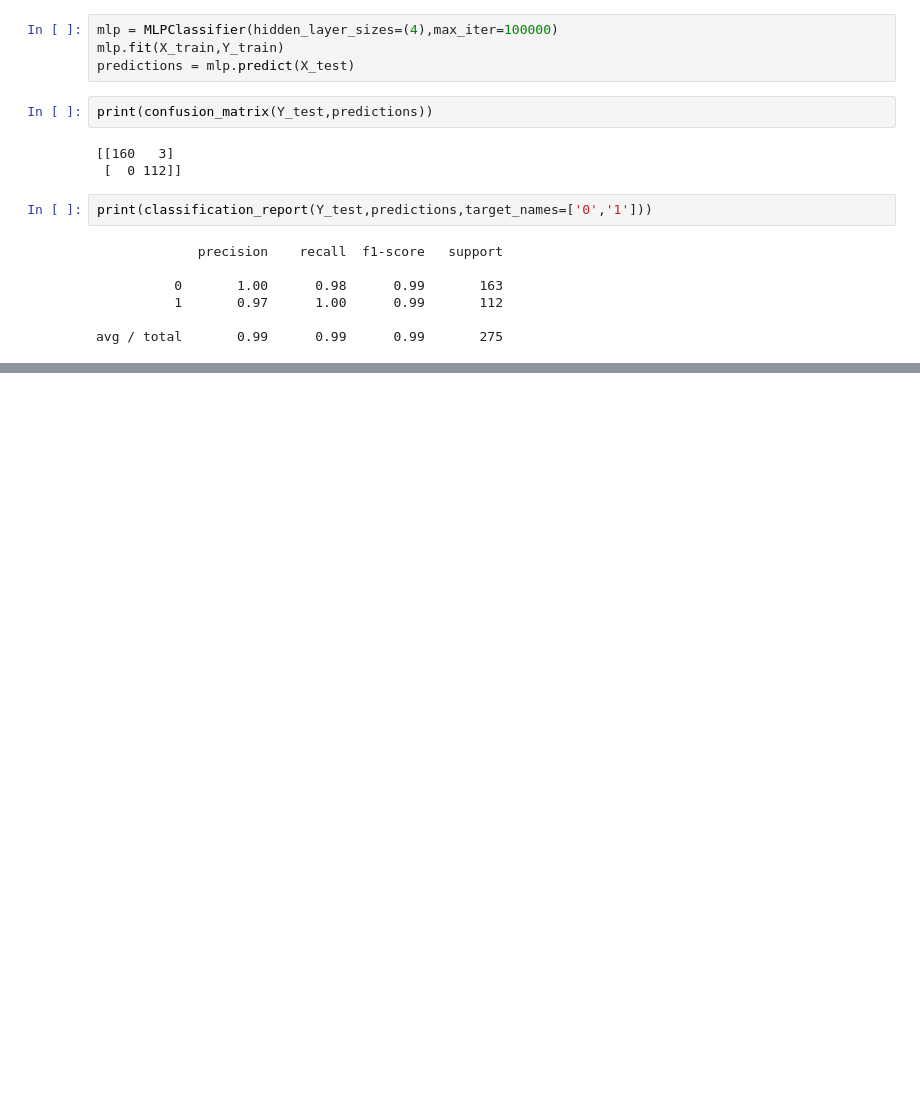
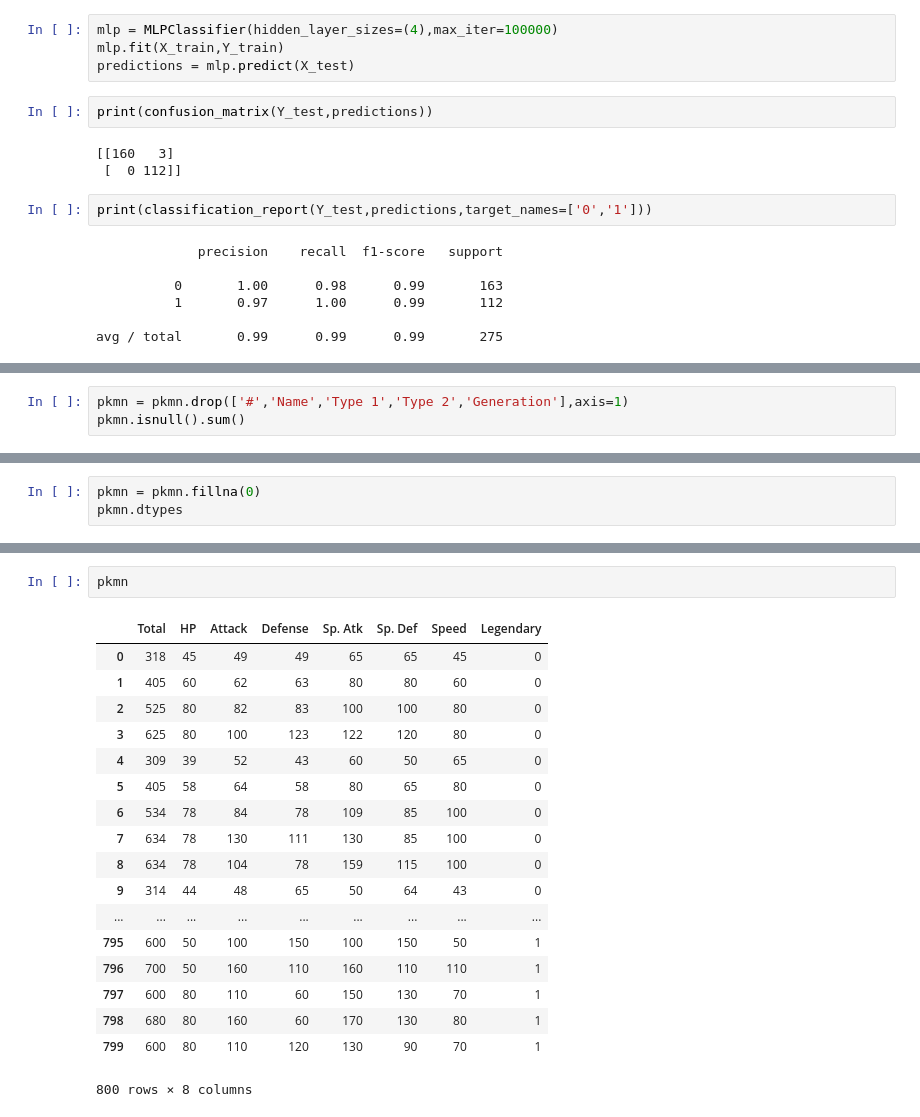
Before and after one commit to vishhvak/ML-Voyage, a Jupyter notebook: Jupyter-Notebooks/MLP.ipynb, the cells around one changed output, grey strips where cells are left out. Drawn from its saved outputs; the diff is of its cells as text; blank space fills up the shorter version.

```diff
--- a/Jupyter-Notebooks/MLP.ipynb
+++ b/Jupyter-Notebooks/MLP.ipynb
@@ -127,0 +152,3 @@ avg / total       0.99      0.99      0.99       275
+# %%
+pkmn = pkmn.drop(['#','Name','Type 1','Type 2','Generation'],axis=1)
+pkmn.isnull().sum()
@@ -127,0 +165,3 @@ avg / total       0.99      0.99      0.99       275
+# %%
+pkmn = pkmn.fillna(0)
+pkmn.dtypes
@@ -127,0 +178,21 @@ avg / total       0.99      0.99      0.99       275
+# %%
+pkmn
+# %% [output]
+|  | Total | HP | Attack | Defense | Sp. Atk | Sp. Def | Speed | Legendary |
+| 0 | 318 | 45 | 49 | 49 | 65 | 65 | 45 | 0 |
+| 1 | 405 | 60 | 62 | 63 | 80 | 80 | 60 | 0 |
+| 2 | 525 | 80 | 82 | 83 | 100 | 100 | 80 | 0 |
+| 3 | 625 | 80 | 100 | 123 | 122 | 120 | 80 | 0 |
+| 4 | 309 | 39 | 52 | 43 | 60 | 50 | 65 | 0 |
+| 5 | 405 | 58 | 64 | 58 | 80 | 65 | 80 | 0 |
+| 6 | 534 | 78 | 84 | 78 | 109 | 85 | 100 | 0 |
+| 7 | 634 | 78 | 130 | 111 | 130 | 85 | 100 | 0 |
+| 8 | 634 | 78 | 104 | 78 | 159 | 115 | 100 | 0 |
+| 9 | 314 | 44 | 48 | 65 | 50 | 64 | 43 | 0 |
+| ... | ... | ... | ... | ... | ... | ... | ... | ... |
+| 795 | 600 | 50 | 100 | 150 | 100 | 150 | 50 | 1 |
+| 796 | 700 | 50 | 160 | 110 | 160 | 110 | 110 | 1 |
+| 797 | 600 | 80 | 110 | 60 | 150 | 130 | 70 | 1 |
+| 798 | 680 | 80 | 160 | 60 | 170 | 130 | 80 | 1 |
+| 799 | 600 | 80 | 110 | 120 | 130 | 90 | 70 | 1 |
+800 rows × 8 columns
```
Also changed, not shown: parts of 18 cells of this notebook.
